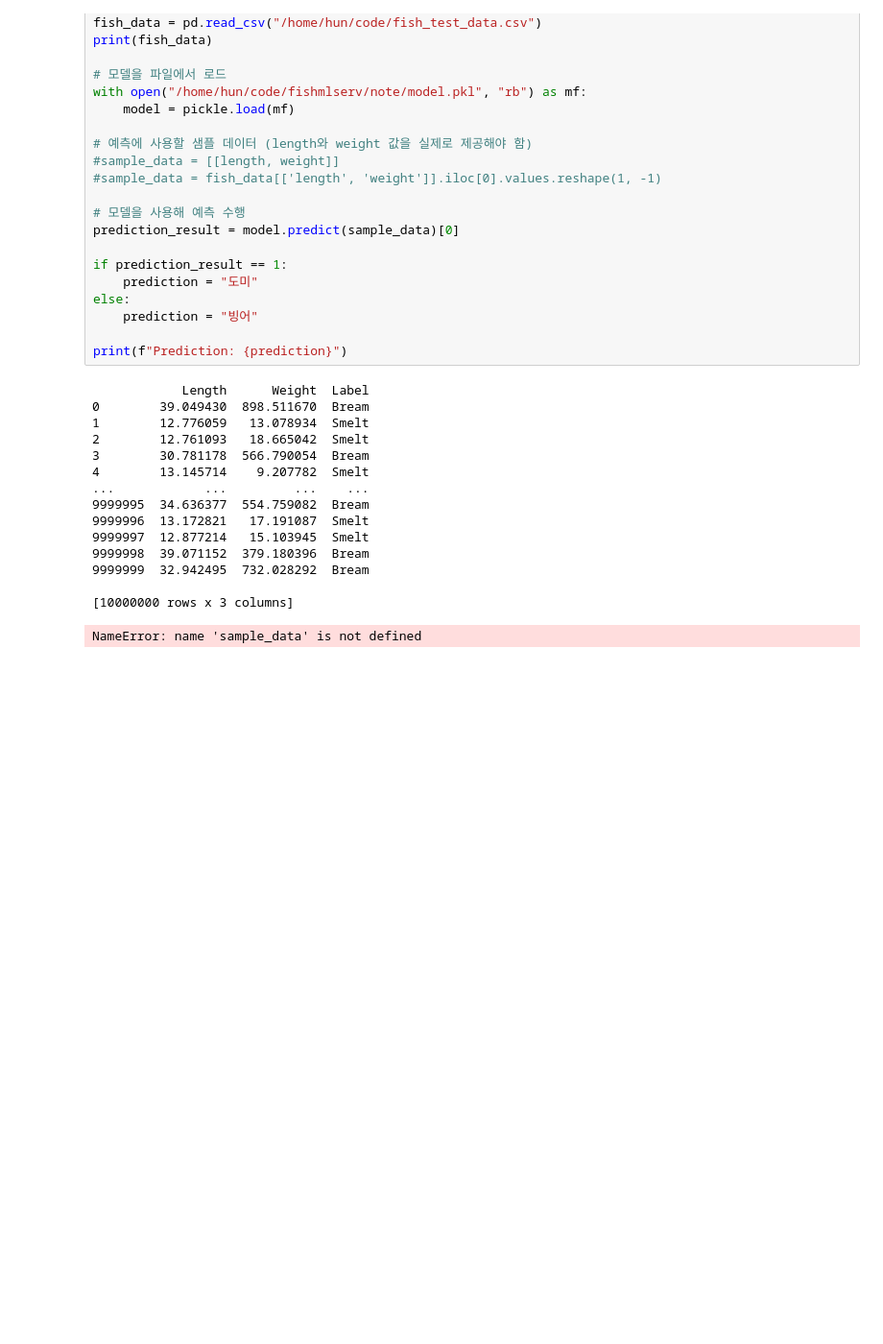
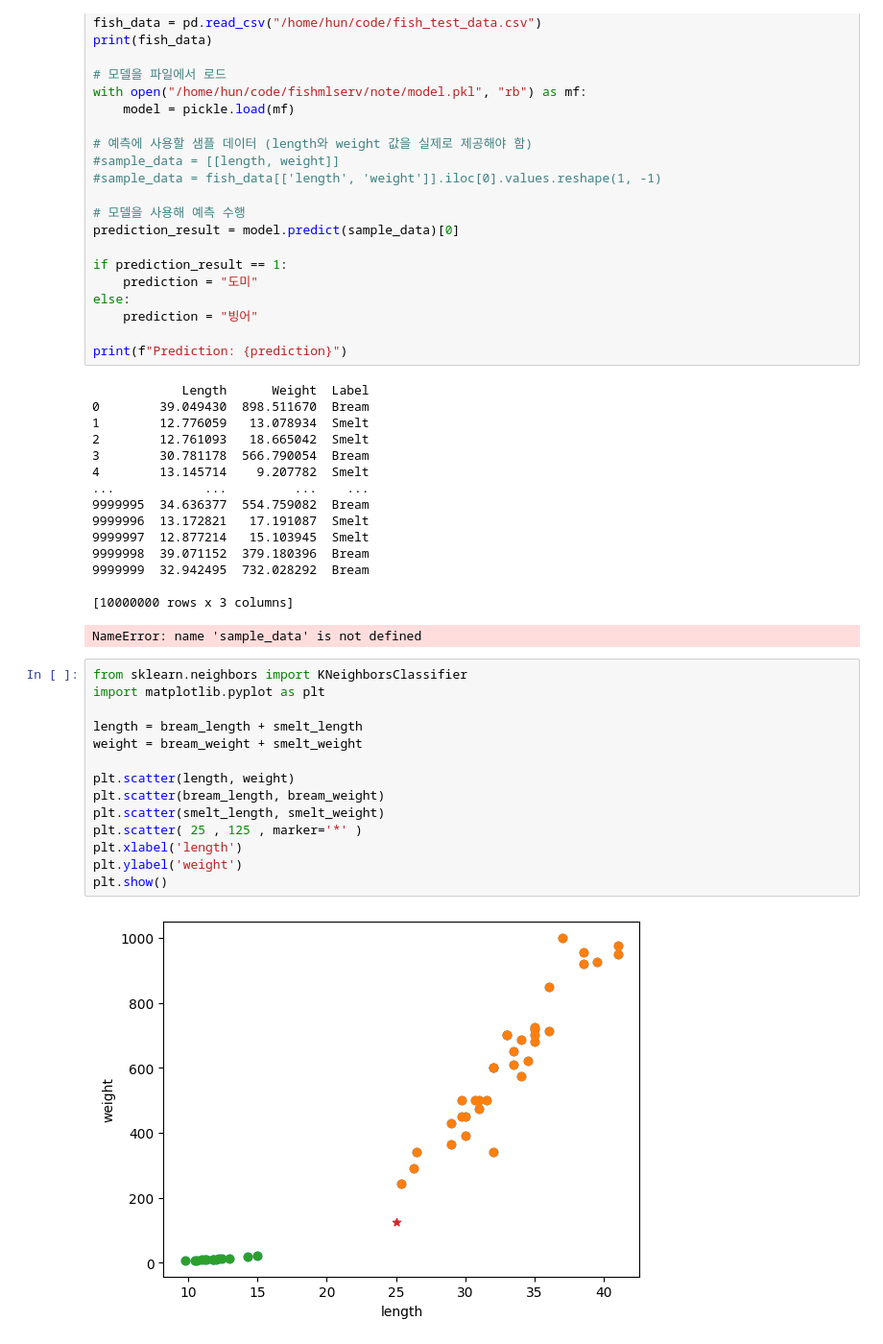
Before and after one commit to hun0219/fishmlserv, a Jupyter notebook: note/fish.ipynb, the cells around one changed output. Shown: that part at 96% size. Saved outputs shown, nothing was run; the diff lists cells and outputs as text; blank space fills up the shorter version.

```diff
--- a/note/fish.ipynb
+++ b/note/fish.ipynb
@@ -213,3 +233,19 @@ print(f"Prediction: {prediction}")
 
 [10000000 rows x 3 columns]
 NameError: name 'sample_data' is not defined
+# %%
+from sklearn.neighbors import KNeighborsClassifier
+import matplotlib.pyplot as plt
+
+length = bream_length + smelt_length
+weight = bream_weight + smelt_weight
+
+plt.scatter(length, weight)
+plt.scatter(bream_length, bream_weight)
+plt.scatter(smelt_length, smelt_weight)
+plt.scatter( 25 , 125 , marker='*' )
+plt.xlabel('length')
+plt.ylabel('weight')
+plt.show()
+# %% [output]
+[figure, added]
```
Also changed, not shown: parts of 1 cell of this notebook, 2 other files.
